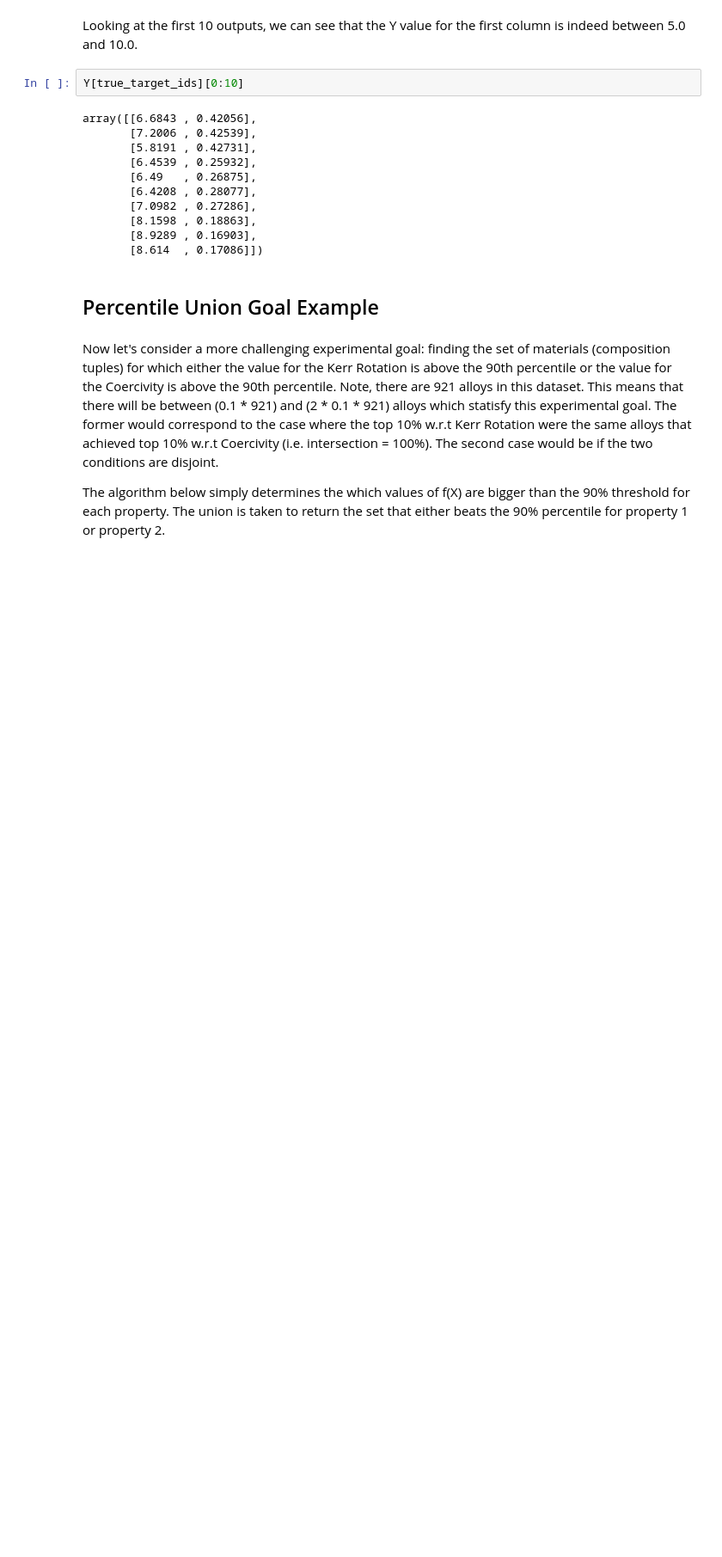
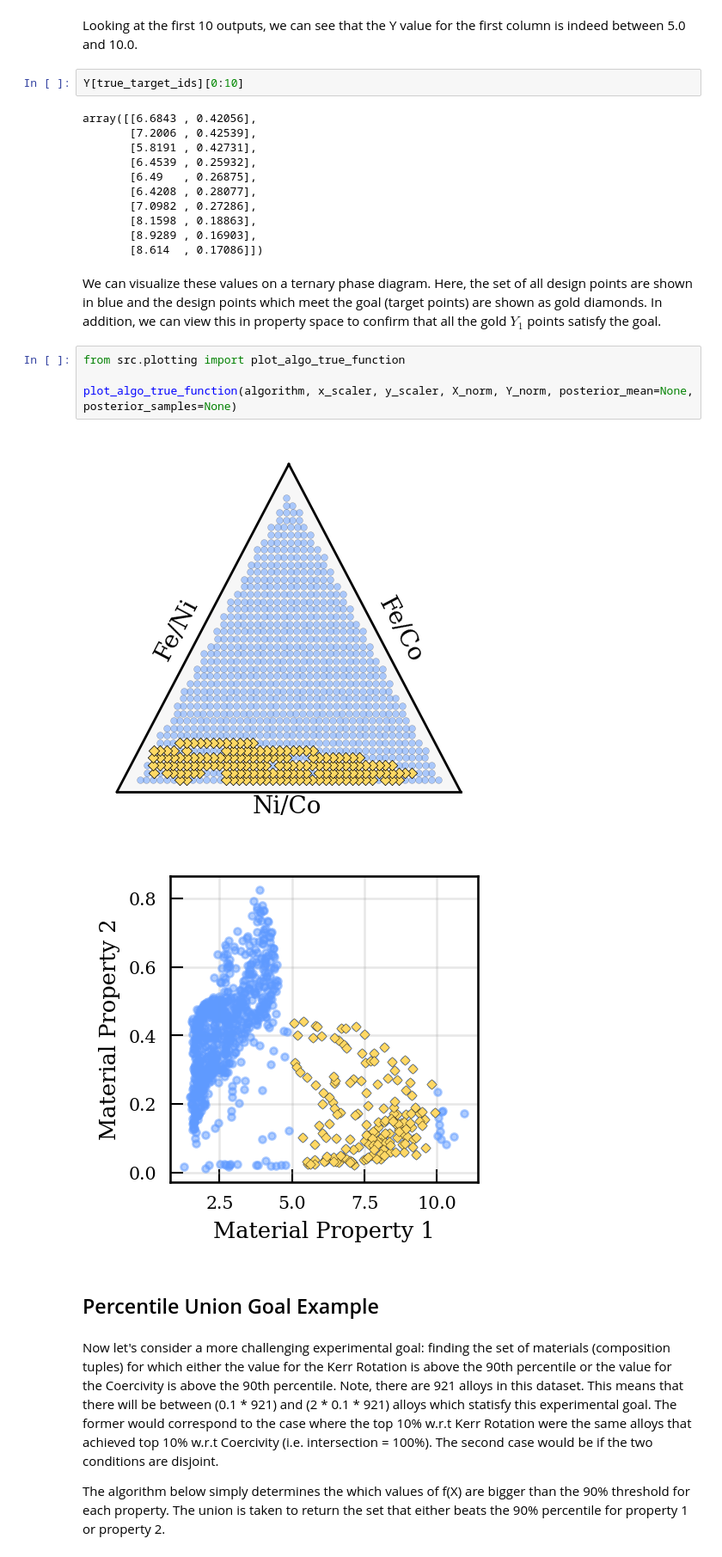
Before and after one commit to src47/multibax-sklearn, a Jupyter notebook: notebooks/tutorials/tutorial_1_expressing_a_goal_as_an_algorithm.ipynb, the cells around one changed output. Shown at 86% size. Cells and saved outputs as stored; diff of their text form; blank space fills up the shorter version.

Commit message:
add visualization for level band in tutorial 1

```diff
--- a/notebooks/tutorials/tutorial_1_expressing_a_goal_as_an_algorithm.ipynb
+++ b/notebooks/tutorials/tutorial_1_expressing_a_goal_as_an_algorithm.ipynb
@@ -125,6 +125,15 @@ array([[6.6843 , 0.42056],
        [8.1598 , 0.18863],
        [8.9289 , 0.16903],
        [8.614  , 0.17086]])
+# %% [markdown]
+We can visualize these values on a ternary phase diagram. Here, the set of all design points are shown in blue and the design points which meet the goal (target points) are shown as gold diamonds. In addition, we can view this in property space to confirm that all the gold $Y_1$ points satisfy the goal.
+# %%
+from src.plotting import plot_algo_true_function
+
+plot_algo_true_function(algorithm, x_scaler, y_scaler, X_norm, Y_norm, posterior_mean=None, posterior_samples=None)
+# %% [output]
+[figure, added]
+[figure, added]
 # %% [markdown]
 ## Percentile Union Goal Example
 # %% [markdown]
```
Also changed, not shown: parts of 1 cell of this notebook.
